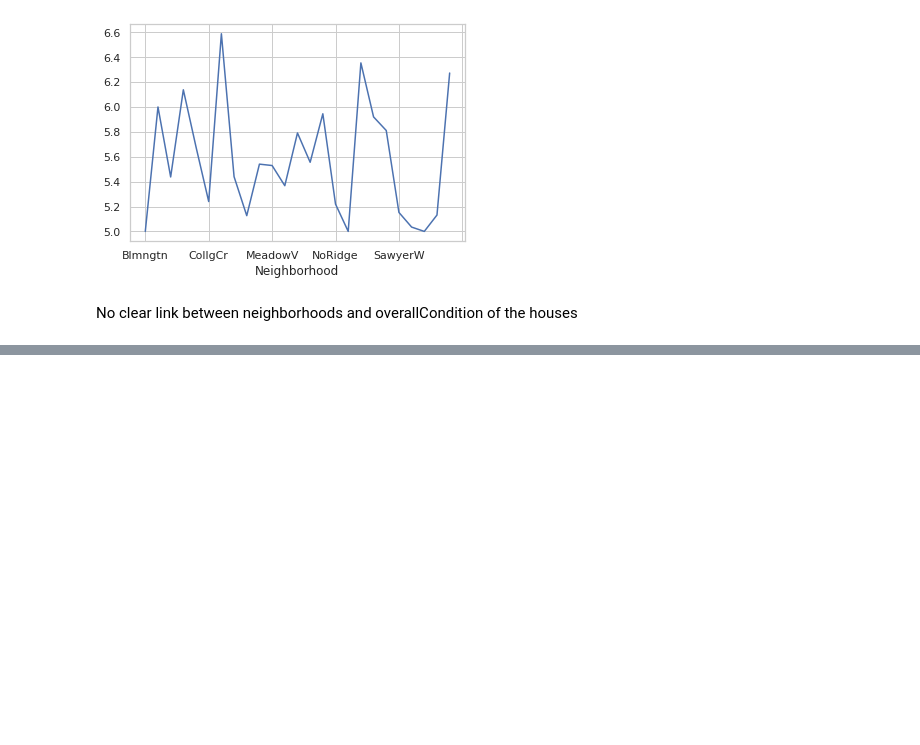
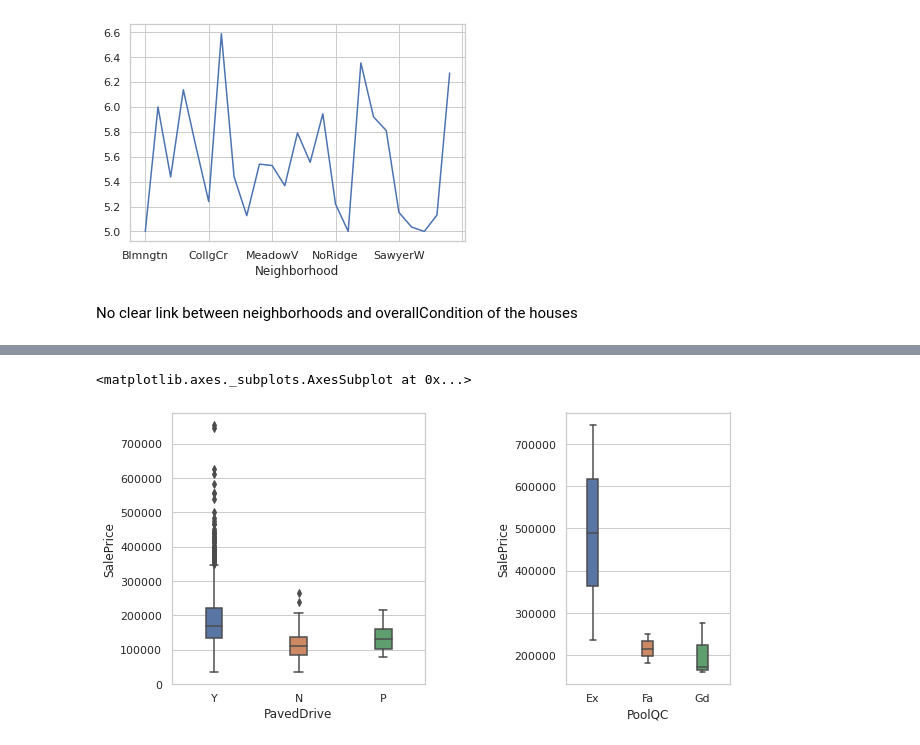
Before and after one commit to prateeksab/housingprices, a Jupyter notebook: Master_book.ipynb, the cells around one changed output, grey strips where cells are left out. Drawn from its saved outputs; the diff is of its cells as text; code cells hidden in the pictures; blank space fills up the shorter version.

```diff
--- a/Master_book.ipynb
+++ b/Master_book.ipynb
@@ -295,0 +323,11 @@ Warnings:
+# %%
+plt.figure(figsize=(10,5))
+plt.subplot(1,2,1)
+sns.boxplot(x='PavedDrive',y='SalePrice',data=df,width=0.2)
+plt.subplot(1,2,2)
+sns.boxplot(x='PoolQC',y='SalePrice',data=df,width=0.2)
+plt.subplot(1,3,3)
+sns.boxplot(x='PoolQC',y='SalePrice',data=df,width=0.2)
+# %% [output]
+<matplotlib.axes._subplots.AxesSubplot at 0x...>
+[figure, added]
```
Also changed, not shown: parts of 13 cells of this notebook.
